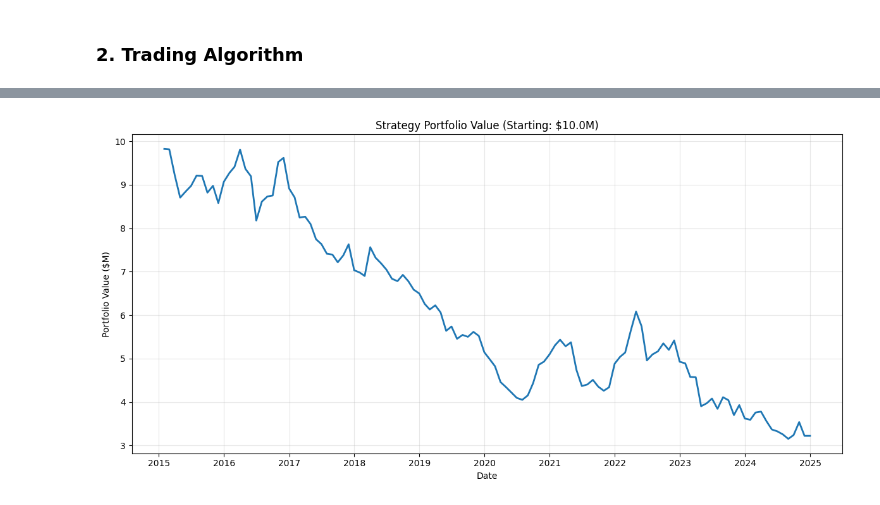
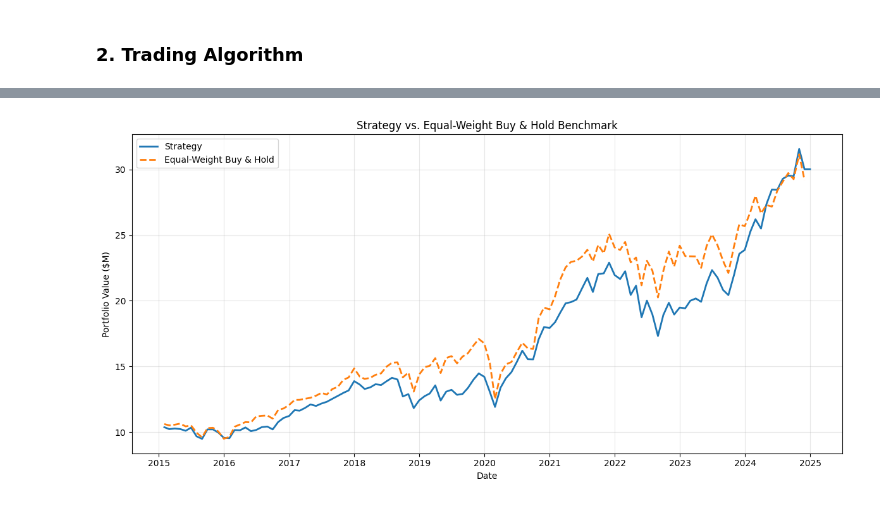
Before and after one commit to MatthewSmithseree/long-short-quantamental-equities, a Jupyter notebook: strategy.ipynb, the cells around one changed output, grey strips where cells are left out. Saved outputs shown, nothing was run; the diff lists cells and outputs as text; code cells hidden in the pictures.

```diff
--- a/strategy.ipynb
+++ b/strategy.ipynb
@@ -71,7 +69,7 @@ from scipy import stats
 # %%
 # Time
 START = "2015-01-01"
-END   = "2025-12-31"
+END   = "2024-12-31"
 
 # Rebalance: month-end
 REBAL = "M"
@@ -126,9 +124,12 @@ prices = pull("prices", f"""
 # Dedupe boundary-date duplicates from msenames join (keep most recent ticker)
 prices = prices.drop_duplicates(subset=['permno', 'date'], keep='last')
 
+ratio_list = ['peg_trailing', 'opmbd', 'npm', 'roe', 'roa', 'fcf_ocf']
+ratio_cols = ', '.join(ratio_list)
+
 # --- 3. Financial ratios ---
 ratios = pull("ratios", f"""
-    SELECT permno, public_date, ptb, pe_exi, opmbd, roe, roa, fcf_ocf
+    SELECT permno, public_date, {ratio_cols}
     FROM wrdsapps.firm_ratio
     WHERE permno IN {permnos}
       AND public_date BETWEEN '{START}' AND '{END}'
@@ -141,4 +142,3 @@ print(f"prices rows: {len(prices):>8,}   range: {prices.date.min().date()} -> {p
 print(f"ratios rows: {len(ratios):>8,}   unique permnos: {ratios.permno.nunique():,}")
 print(f"prices dup (permno, date): {prices.duplicated(['permno', 'date']).sum()}")
 print(f"ratios dup (permno, public_date): {ratios.duplicated(['permno', 'public_date']).sum()}")
-print("\nratios sample:"); print(ratios.head(3))
@@ -160,7 +165,7 @@ panel = (
     spine
     .merge(prices[['permno', 'ticker', 'ym', 'prc', 'ret', 'shrout', 'vol']],
            on=['permno', 'ym'], how='left')
-    .merge(ratios[['permno', 'ym', 'ptb', 'pe_exi', 'opmbd', 'roe', 'roa', 'fcf_ocf']],
+    .merge(ratios[['permno', 'ym'] + ratio_list],
            on=['permno', 'ym'], how='left')
     .drop(columns='ym')
     .sort_values(['permno', 'month_end'])
@@ -175,8 +180,4 @@ print(f"panel shape: {panel.shape}")
 print(f"unique permnos: {panel.permno.nunique()}")
 print(f"date range: {panel.month_end.min().date()} -> {panel.month_end.max().date()}")
 print(f"duplicate (permno, month_end): {panel.duplicated(['permno', 'month_end']).sum()}")
-print(f"% with price:    {panel['prc'].notna().mean():.1%}")
-print(f"% with ptb:      {panel['ptb'].notna().mean():.1%}")
-print(f"% with roe:      {panel['roe'].notna().mean():.1%}")
-print(f"% with fcf_ocf:  {panel['fcf_ocf'].notna().mean():.1%}")
 # %% [output]
@@ -227,7 +186,8 @@ month_end
 panel['month_end'] = pd.to_datetime(panel['month_end'])
 panel.set_index(['month_end', 'permno'], inplace=True)
 panel.sort_index(inplace=True)
-# panel = panel.dropna()
-panel.to_csv('big-database.csv')
+panel = panel.dropna()
+# panel = panel.dropna(how='all')
+panel.to_csv('stock-panel-data.csv')
 panel
 # %% [output]
@@ -416,47 +314,45 @@ positions.groupby('month_end').agg(
 # %%
-# Starting capital
 START_CAPITAL = 10_000_000
 
-# Shift returns back one month so they line up with the formation month
+def summarize(monthly, label):
+    """Compound monthly returns into an equity curve and print summary stats."""
+    cum   = (1 + monthly).cumprod() - 1
+    value = START_CAPITAL * (1 + cum)
+    dd    = ((cum.cummax() - cum) / (cum.cummax() + 1)).max()
+    print(f"--- {label} ---")
+    print(f"Ending value: ${value.iloc[-1]:,.0f}")
+    print(f"Total return: {cum.iloc[-1]:.2%}")
+    print(f"Annual Sharpe: {(monthly.mean() / monthly.std()) * np.sqrt(12):.2f}")
+    print(f"Max drawdown: {dd:.2%}\n")
+    return value
+
+# Align positions with next-month returns (shift t -> t+1)
 returns_next = panel['ret'].reset_index()
-returns_next['month_end'] = returns_next['month_end'] - pd.offsets.MonthEnd(1)
-returns_next = returns_next[['month_end', 'permno', 'ret']].rename(columns={'ret': 'ret_next'})
+returns_next['month_end'] -= pd.offsets.MonthEnd(1)
+returns_next = returns_next.rename(columns={'ret': 'ret_next'})[['month_end', 'permno', 'ret_next']]
 
-# Merge positions with next-month returns
-bt_df = positions.reset_index().merge(
-    returns_next,
-    on=['month_end', 'permno'],
-    how='left'
-)
-
-# Portfolio return per position = weight * return
+bt_df = positions.reset_index().merge(returns_next, on=['month_end', 'permno'], how='left')
 bt_df['pnl'] = bt_df['weight'] * bt_df['ret_next']
 
-# Aggregate to monthly portfolio return
+# Monthly returns: strategy vs equal-weight benchmark
 monthly_returns = bt_df.groupby('month_end')['pnl'].sum()
-bt_df = bt_df.merge(monthly_returns.rename('monthly_returns'), on='month_end', how='left')
+bench_monthly   = (returns_next.dropna(subset=['ret_next'])
+                   .groupby('month_end')['ret_next'].mean()
+                   .reindex(monthly_returns.index).dropna())
 
-# Cumulative return and portfolio value
-cumulative = (1 + monthly_returns).cumprod() - 1
-portfolio_value = START_CAPITAL * (1 + cumulative)
+# Stats + equity curves
+portfolio_value = summarize(monthly_returns, "Strategy")
+bench_value     = summarize(bench_monthly,   "Equal-Weight Buy & Hold")
+print(f"Annualized excess return vs benchmark: {(monthly_returns - bench_monthly).mean() * 12:.2%}")
 
-# Summary stats
-print(f"Starting capital: ${START_CAPITAL:,.0f}")
-print(f"Ending value: ${portfolio_value.iloc[-1]:,.0f}")
-print(f"Total return: {cumulative.iloc[-1]:.2%}")
-print(f"Annual Sharpe: {(monthly_returns.mean() / monthly_returns.std()) * np.sqrt(12):.2f}")
-print(f"Max drawdown: {((cumulative.cummax() - cumulative) / (cumulative.cummax() + 1)).max():.2%}")
-
-# Plot cumulative return
+# Plot both
 plt.figure(figsize=(12, 6))
-plt.plot(portfolio_value.index, portfolio_value.values / 1_000_000, linewidth=2)
-plt.xlabel('Date')
-plt.ylabel('Portfolio Value ($M)')
-plt.title(f'Strategy Portfolio Value (Starting: ${START_CAPITAL/1_000_000:.1f}M)')
-plt.grid(True, alpha=0.3)
-plt.tight_layout()
-plt.show()
+plt.plot(portfolio_value.index, portfolio_value / 1_000_000, linewidth=2, label='Strategy')
+plt.plot(bench_value.index,     bench_value / 1_000_000, linewidth=2, linestyle='--', label='Equal-Weight Buy & Hold')
+plt.xlabel('Date'); plt.ylabel('Portfolio Value ($M)')
+plt.title('Strategy vs. Equal-Weight Buy & Hold Benchmark')
+plt.legend(); plt.grid(True, alpha=0.3); plt.tight_layout(); plt.show()
 
 display(bt_df)
-bt_df.to_csv('backtest-result.csv')
+bt_df.to_csv('backtest-result.csv', index=False)
 # %% [output]
@@ -468 +372 @@ Max drawdown: 67.89%
-[figure, old version]
+[figure, new version]
```
Also changed, not shown: parts of 11 cells of this notebook, 8 other files.
